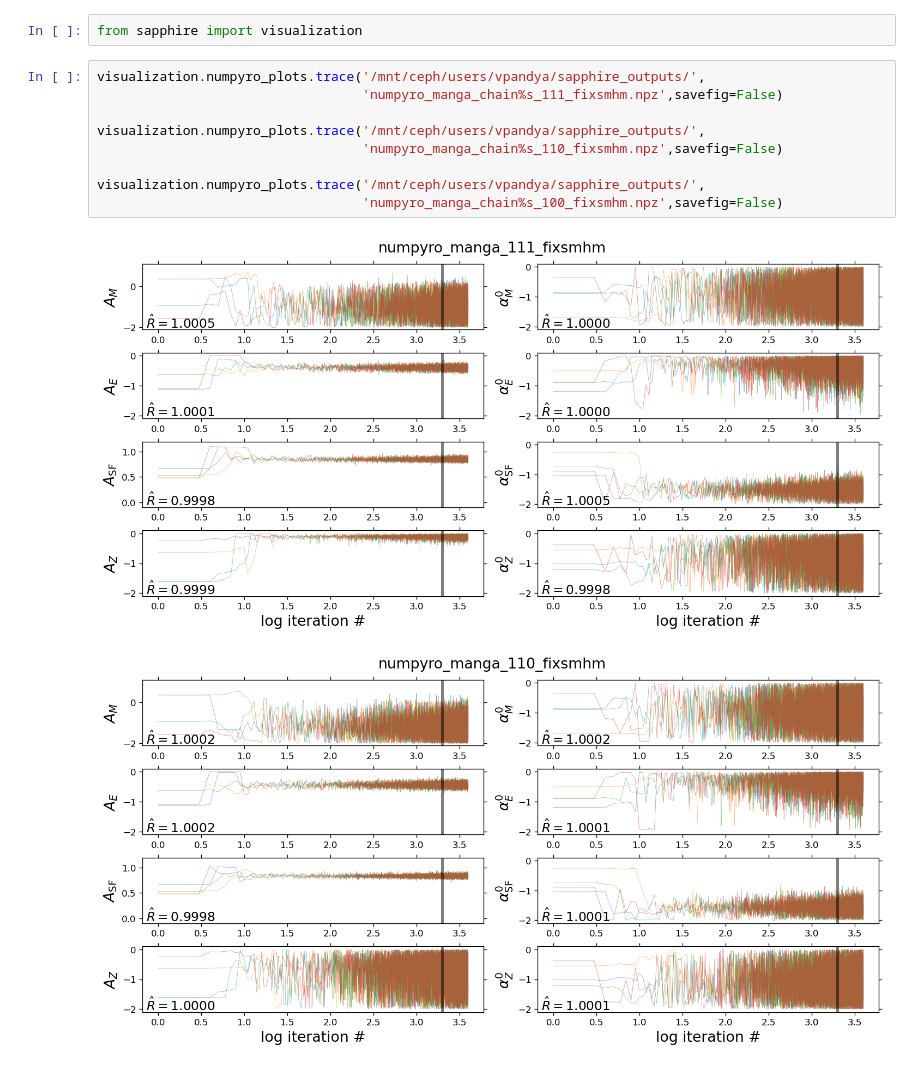
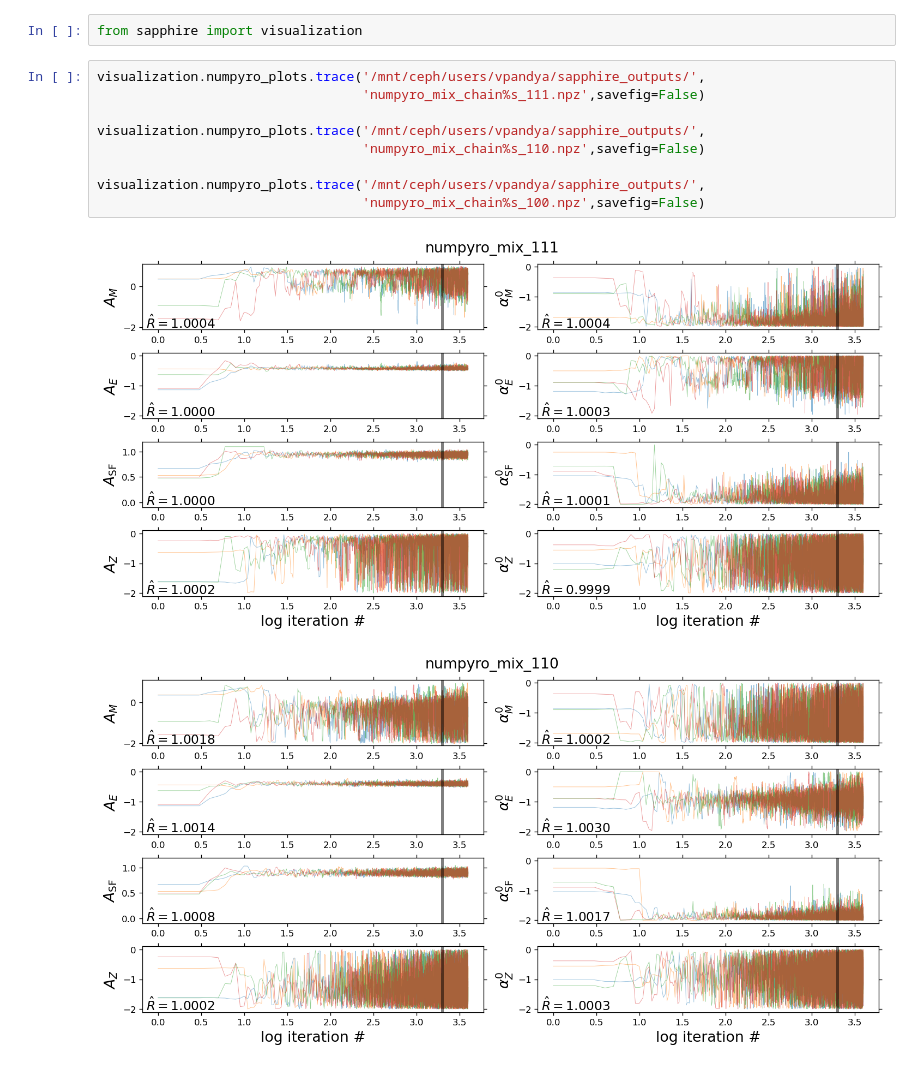
Before and after one commit to virajpandya/sapphire, a Jupyter notebook: demo/plot_trace_hmc.ipynb, the cells around one changed output. Saved outputs shown, nothing was run; the diff lists cells and outputs as text.

```diff
--- a/demo/plot_trace_hmc.ipynb
+++ b/demo/plot_trace_hmc.ipynb
@@ -2,13 +2,13 @@
 from sapphire import visualization
 # %%
 visualization.numpyro_plots.trace('/mnt/ceph/users/vpandya/sapphire_outputs/',
-                                  'numpyro_manga_chain%s_111_fixsmhm.npz',savefig=False)
+                                  'numpyro_mix_chain%s_111.npz',savefig=False)
 
 visualization.numpyro_plots.trace('/mnt/ceph/users/vpandya/sapphire_outputs/',
-                                  'numpyro_manga_chain%s_110_fixsmhm.npz',savefig=False)
+                                  'numpyro_mix_chain%s_110.npz',savefig=False)
 
 visualization.numpyro_plots.trace('/mnt/ceph/users/vpandya/sapphire_outputs/',
-                                  'numpyro_manga_chain%s_100_fixsmhm.npz',savefig=False)
+                                  'numpyro_mix_chain%s_100.npz',savefig=False)
 # %% [output]
-[figure, old version]
+[figure, new version]
-[figure, old version]
+[figure, new version]
```
Also changed, not shown: parts of 1 cell of this notebook, 16 other files.
